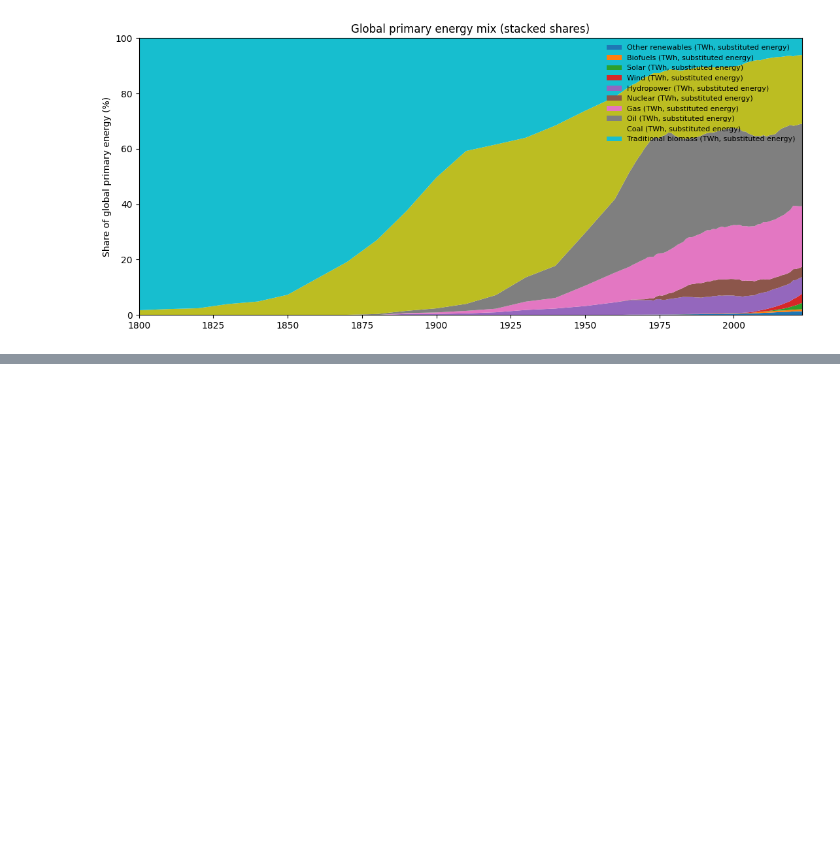
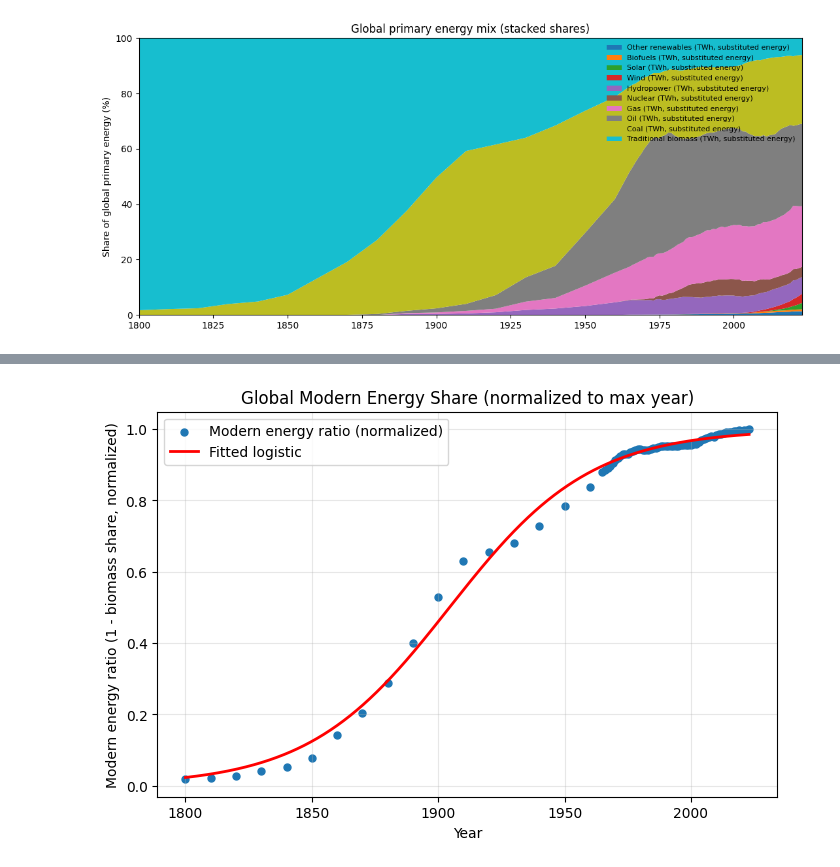
Before and after one commit to hgsl-general/2025_master_Tsuda, a Jupyter notebook: sotsuron/energy_transition_analysis/global_energy_transition.ipynb, the cells around one changed output, grey strips where cells are left out. Saved outputs shown, nothing was run; the diff lists cells and outputs as text; code cells hidden in the pictures; blank space fills up the shorter version.

```diff
--- a/sotsuron/energy_transition_analysis/global_energy_transition.ipynb
+++ b/sotsuron/energy_transition_analysis/global_energy_transition.ipynb
@@ -90,3 +90,78 @@ plt.tight_layout()
 plt.show()
 # %% [output]
 [figure]
+# %%
+import pandas as pd
+import numpy as np
+import matplotlib.pyplot as plt
+from scipy.optimize import curve_fit
+from scipy.stats import t
+
+# ========= 0) データ読み込み =========
+file_path = "global-energy-substitution.csv"
+df = pd.read_csv(file_path)
+
+# World データだけ使用
+df_w = df[df["Entity"] == "World"].copy()
+
+# ========= 1) Modern energy ratio の算出 =========
+energy_cols = [c for c in df_w.columns if "TWh, substituted energy" in c]
+df_w["Total_energy_TWh"] = df_w[energy_cols].sum(axis=1)
+
+biomass_col = "Traditional biomass (TWh, substituted energy)"
+df_w["Trad_share"] = df_w[biomass_col] / df_w["Total_energy_TWh"]
+df_w["Modern_ratio_raw"] = 1.0 - df_w["Trad_share"]
+
+# 欠損を除外
+mask = ~np.isnan(df_w["Modern_ratio_raw"])
+years = df_w.loc[mask, "Year"].astype(float).values
+vals  = df_w.loc[mask, "Modern_ratio_raw"].astype(float).values
+
+# ========= 2) 上昇期のみ抽出＋正規化 =========
+imax = np.nanargmax(vals)
+year_max = years[imax]
+val_max = vals[imax]
+mask_growth = years <= year_max
+years_growth = years[mask_growth]
+vals_growth  = vals[mask_growth]
+vals_norm = np.clip(vals_growth / val_max, 1e-4, 1-1e-4)
+
+# ========= ✅ Modern energy ratio を npy で保存 =========
+arr = np.column_stack((years_growth, vals_norm))
+out_path = "World_modern_energy_rate.npy"
+np.save(out_path, arr)
+print(f"\nSaved normalized modern energy ratio → {out_path}")
+print(f"Shape: {arr.shape}, years {years_growth.min():.0f}–{years_growth.max():.0f}")
+
+# ========= 3) ロジスティック関数でフィット =========
+def model_func(x, a, b, c):
+    x = np.asarray(x, dtype=float)
+    x0 = x.min()
+    return a / (1.0 + b * np.exp(-c * (x - x0)))
+
+p0 = [1.0, 1.0, 0.03]
+bounds = ([0.5, 0.0, 1e-4], [1.2, 1e6, 1.0])
+popt, pcov = curve_fit(model_func, years_growth, vals_norm, p0=p0,
+                       bounds=bounds, maxfev=200000)
+a, b, c = popt
+
+x0 = years_growth.min()
+lnb = np.log(b)
+k = c
+x_star = x0 + lnb / c
+print(f"\nFitted logistic: a={a:.4f}, b={b:.4f}, c={c:.5f}")
+print(f"→ k={k:.5f}, x*={x_star:.2f}")
+
+# ========= 4) 可視化 =========
+t_grid = np.linspace(years_growth.min(), year_max, 600)
+yhat = model_func(t_grid, *popt)
+plt.figure(figsize=(8,5))
+plt.scatter(years_growth, vals_norm, s=25, label="Modern energy ratio (normalized)")
+plt.plot(t_grid, yhat, "r-", lw=2, label="Fitted logistic")
+plt.xlabel("Year")
+plt.ylabel("Modern energy ratio (1 - biomass share, normalized)")
+plt.title("Global Modern Energy Share (normalized to max year)")
+plt.grid(alpha=0.3)
+plt.legend()
+plt.show()
+# %% [output]
@@ -92,0 +173 @@ plt.show()
+[figure, added]
```
Also changed, not shown: parts of 3 cells of this notebook, 3 other files.
